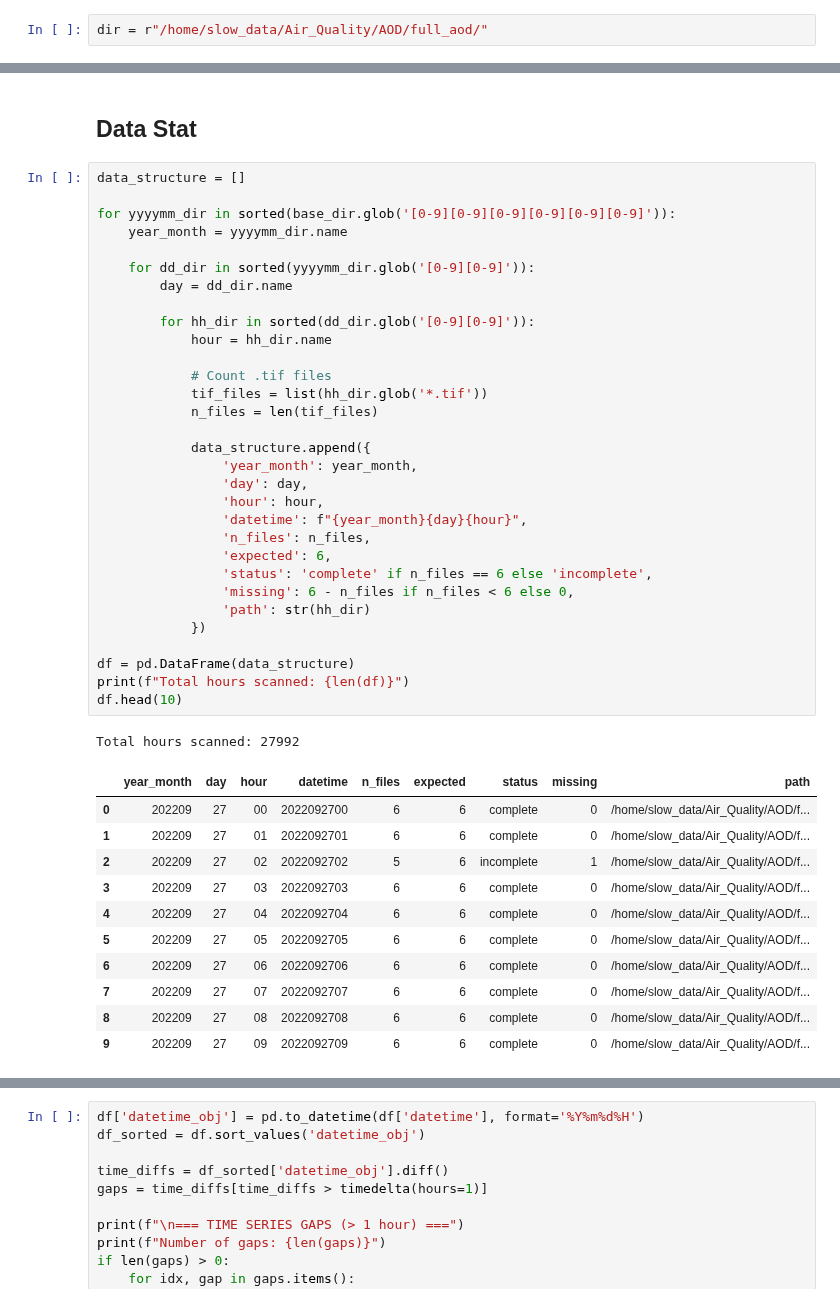
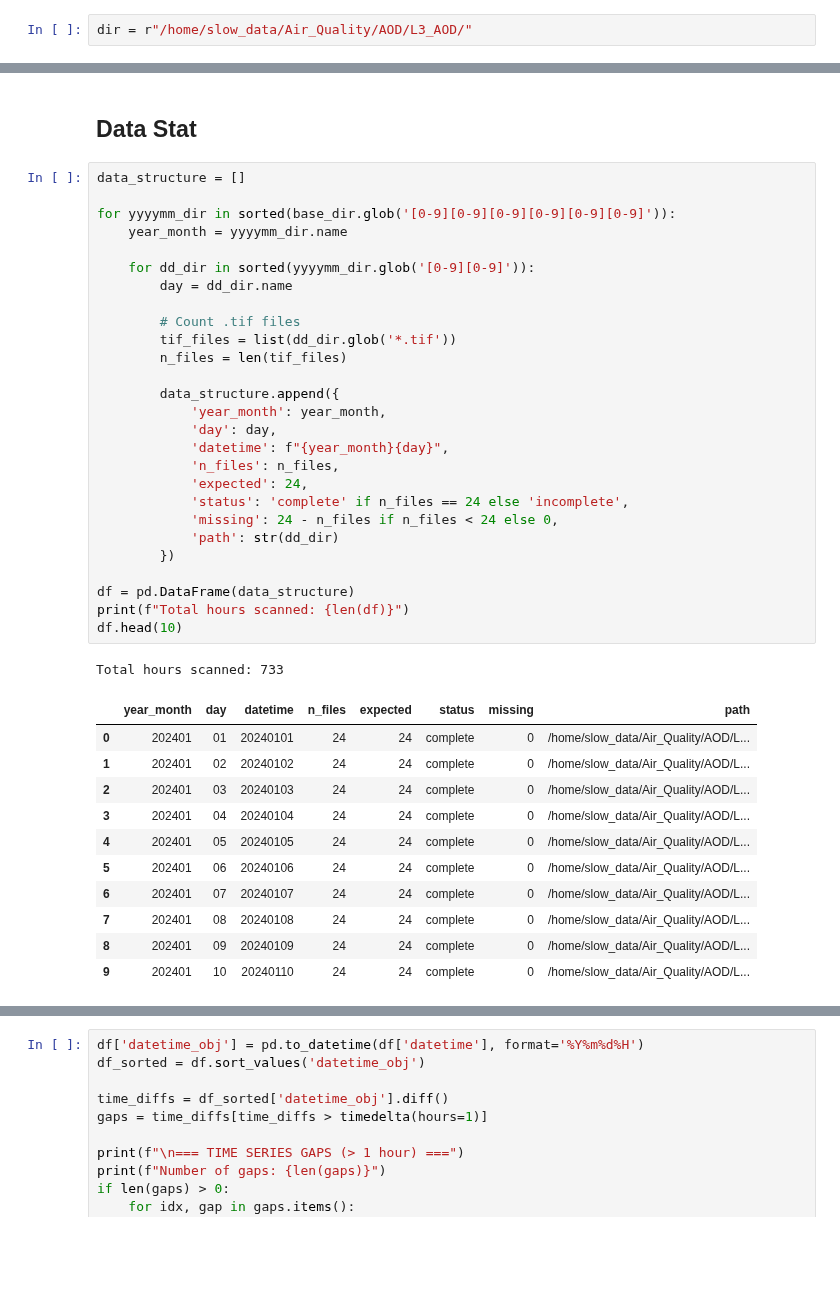
Before and after one commit to sfatew/Air_Quality, a Jupyter notebook: EDA/AOD.ipynb, the cells around one changed output, grey strips where cells are left out. Cells and saved outputs as stored; diff of their text form; blank space fills up the shorter version.

```diff
--- a/EDA/AOD.ipynb
+++ b/EDA/AOD.ipynb
@@ -15,7 +15,7 @@ plt.rcParams['figure.figsize'] = (12, 6)
 # %% [markdown]
 # AOD data EDA
 # %%
-dir = r"/home/slow_data/Air_Quality/AOD/full_aod/"
+dir = r"/home/slow_data/Air_Quality/AOD/L3_AOD/"
 # %%
 base_dir = Path(dir)
 # %% [markdown]
@@ -23,46 +23,42 @@ base_dir = Path(dir)
 # %%
 data_structure = []
 
 for yyyymm_dir in sorted(base_dir.glob('[0-9][0-9][0-9][0-9][0-9][0-9]')):
     year_month = yyyymm_dir.name
 
     for dd_dir in sorted(yyyymm_dir.glob('[0-9][0-9]')):
         day = dd_dir.name
 
-        for hh_dir in sorted(dd_dir.glob('[0-9][0-9]')):
-            hour = hh_dir.name
+        # Count .tif files
+        tif_files = list(dd_dir.glob('*.tif'))
+        n_files = len(tif_files)
 
-            # Count .tif files
-            tif_files = list(hh_dir.glob('*.tif'))
-            n_files = len(tif_files)
-
-            data_structure.append({
-                'year_month': year_month,
-                'day': day,
-                'hour': hour,
-                'datetime': f"{year_month}{day}{hour}",
-                'n_files': n_files,
-                'expected': 6,
-                'status': 'complete' if n_files == 6 else 'incomplete',
-                'missing': 6 - n_files if n_files < 6 else 0,
-                'path': str(hh_dir)
-            })
+        data_structure.append({
+            'year_month': year_month,
+            'day': day,
+            'datetime': f"{year_month}{day}",
+            'n_files': n_files,
+            'expected': 24,
+            'status': 'complete' if n_files == 24 else 'incomplete',
+            'missing': 24 - n_files if n_files < 24 else 0,
+            'path': str(dd_dir)
+        })
 
 df = pd.DataFrame(data_structure)
 print(f"Total hours scanned: {len(df)}")
 df.head(10)
 # %% [output]
-Total hours scanned: 27992
+Total hours scanned: 733
-|  | year_month | day | hour | datetime | n_files | expected | status | missing | path |
-| 0 | 202209 | 27 | 00 | 2022092700 | 6 | 6 | complete | 0 | /home/slow_data/Air_Quality/AOD/f... |
-| 1 | 202209 | 27 | 01 | 2022092701 | 6 | 6 | complete | 0 | /home/slow_data/Air_Quality/AOD/f... |
-| 2 | 202209 | 27 | 02 | 2022092702 | 5 | 6 | incomplete | 1 | /home/slow_data/Air_Quality/AOD/f... |
-| 3 | 202209 | 27 | 03 | 2022092703 | 6 | 6 | complete | 0 | /home/slow_data/Air_Quality/AOD/f... |
-| 4 | 202209 | 27 | 04 | 2022092704 | 6 | 6 | complete | 0 | /home/slow_data/Air_Quality/AOD/f... |
-| 5 | 202209 | 27 | 05 | 2022092705 | 6 | 6 | complete | 0 | /home/slow_data/Air_Quality/AOD/f... |
-| 6 | 202209 | 27 | 06 | 2022092706 | 6 | 6 | complete | 0 | /home/slow_data/Air_Quality/AOD/f... |
-| 7 | 202209 | 27 | 07 | 2022092707 | 6 | 6 | complete | 0 | /home/slow_data/Air_Quality/AOD/f... |
-| 8 | 202209 | 27 | 08 | 2022092708 | 6 | 6 | complete | 0 | /home/slow_data/Air_Quality/AOD/f... |
-| 9 | 202209 | 27 | 09 | 2022092709 | 6 | 6 | complete | 0 | /home/slow_data/Air_Quality/AOD/f... |
+|  | year_month | day | datetime | n_files | expected | status | missing | path |
+| 0 | 202401 | 01 | 20240101 | 24 | 24 | complete | 0 | /home/slow_data/Air_Quality/AOD/L... |
+| 1 | 202401 | 02 | 20240102 | 24 | 24 | complete | 0 | /home/slow_data/Air_Quality/AOD/L... |
+| 2 | 202401 | 03 | 20240103 | 24 | 24 | complete | 0 | /home/slow_data/Air_Quality/AOD/L... |
+| 3 | 202401 | 04 | 20240104 | 24 | 24 | complete | 0 | /home/slow_data/Air_Quality/AOD/L... |
+| 4 | 202401 | 05 | 20240105 | 24 | 24 | complete | 0 | /home/slow_data/Air_Quality/AOD/L... |
+| 5 | 202401 | 06 | 20240106 | 24 | 24 | complete | 0 | /home/slow_data/Air_Quality/AOD/L... |
+| 6 | 202401 | 07 | 20240107 | 24 | 24 | complete | 0 | /home/slow_data/Air_Quality/AOD/L... |
+| 7 | 202401 | 08 | 20240108 | 24 | 24 | complete | 0 | /home/slow_data/Air_Quality/AOD/L... |
+| 8 | 202401 | 09 | 20240109 | 24 | 24 | complete | 0 | /home/slow_data/Air_Quality/AOD/L... |
+| 9 | 202401 | 10 | 20240110 | 24 | 24 | complete | 0 | /home/slow_data/Air_Quality/AOD/L... |
 # %%
 print("=== OVERALL STATISTICS ===")
```
Also changed, not shown: parts of 12 cells of this notebook, 25 other files.
